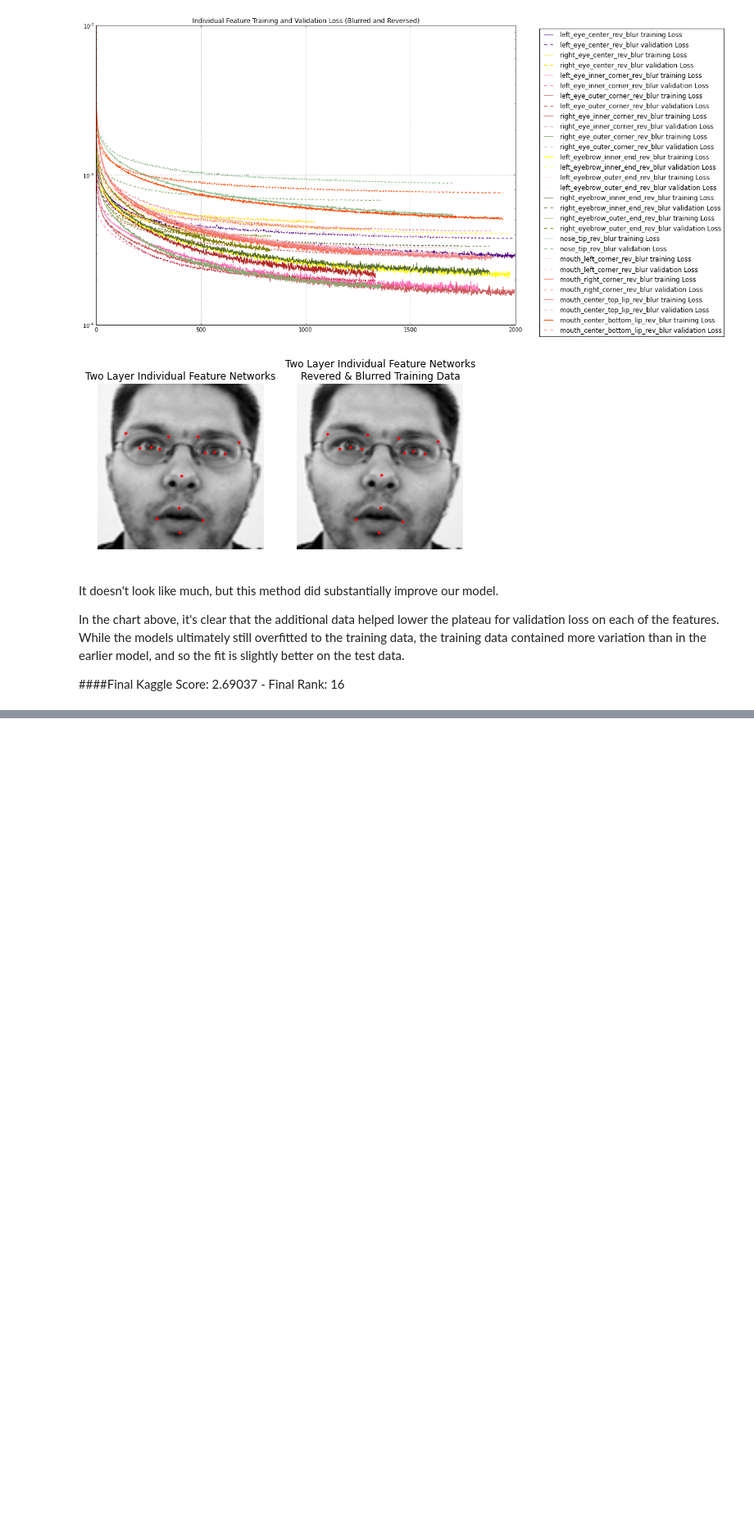
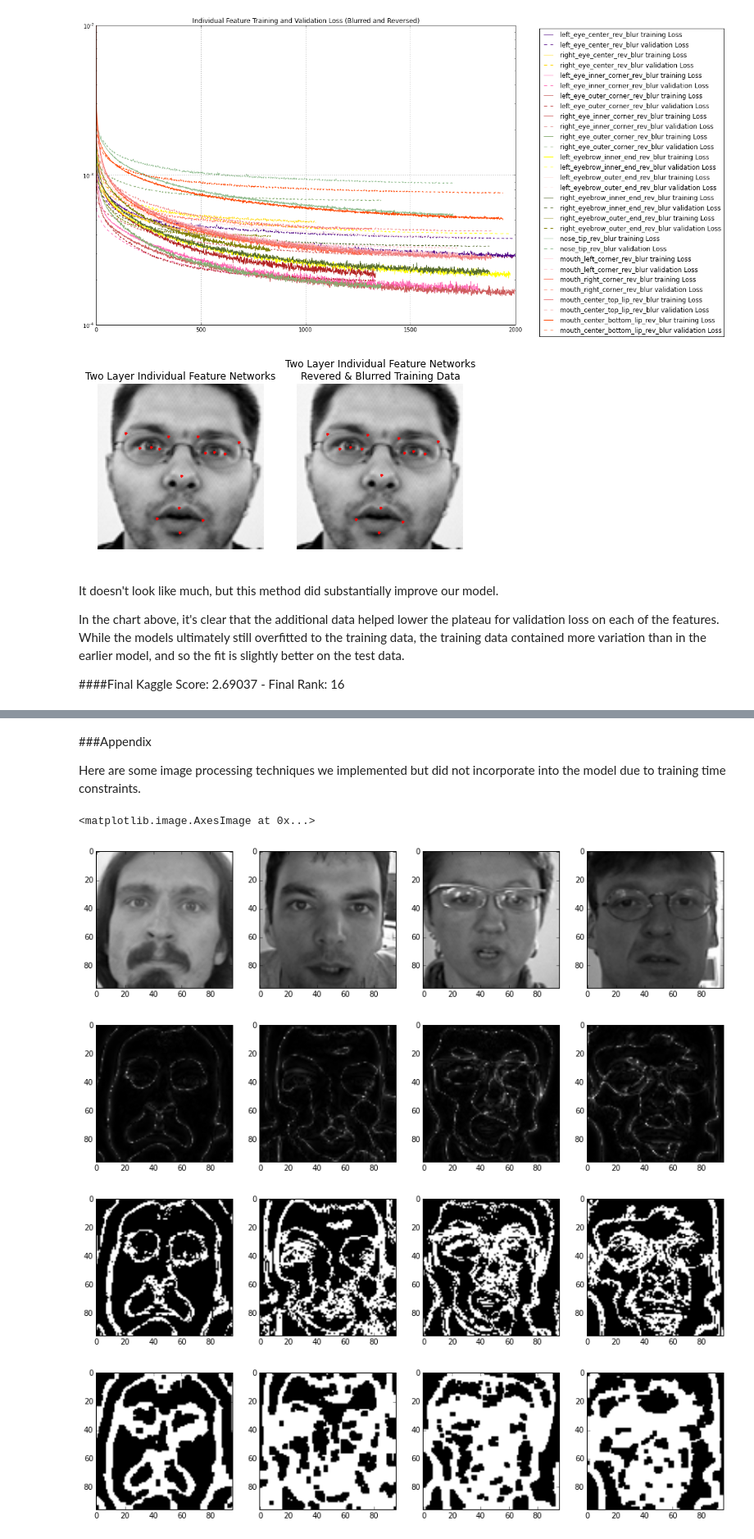
Before and after one commit to calhank/eyeseeyou, a Jupyter notebook: nnet/RNNs_in_Facial_Keypoint_Detection.ipynb, the cells around one changed output, grey strips where cells are left out. Shown at 82% size. Saved outputs shown, nothing was run; the diff lists cells and outputs as text; code cells hidden in the pictures; blank space fills up the shorter version.

```diff
--- a/nnet/RNNs_in_Facial_Keypoint_Detection.ipynb
+++ b/nnet/RNNs_in_Facial_Keypoint_Detection.ipynb
@@ -701,3 +701,7 @@ While some of our methods never made it to the final entry, we saw unfulfilled p
 Given more time and computing power, our next steps would be to iterate on creating more training data. One method that showed promise was 'binarizing' the pixels such that they were either black or white. We made attempts to introduce rotational variance by flipping faces sideways or upside down. This, however, seemed to force the model predictions into the center of the picture and ultimately did not prove worthwhile.
 
 While our final model was not very complex, the main benefit it brought was that it was fast enough to train 15 separate models with up to 2000 epochs a piece in under 15 hours, and accurate enough to provide a solid estimate despite its relative simplicity.
+# %% [markdown]
+###Appendix
+
+Here are some image processing techniques we implemented but did not incorporate into the model due to training time constraints.
@@ -703,0 +800,50 @@ While our final model was not very complex, the main benefit it brought was that
+# %%
+# grayscale regular
+fig = plt.figure(figsize=(15,30))
+plt.subplot(141)
+plt.imshow(complete_train_data[0].reshape(96,96), cmap='gray')
+plt.subplot(142)
+plt.imshow(complete_train_data[5].reshape(96,96), cmap='gray')
+plt.subplot(143)
+plt.imshow(complete_train_data[10].reshape(96,96), cmap='gray')
+plt.subplot(144)
+plt.imshow(complete_train_data[15].reshape(96,96), cmap='gray')
+
+#
+fig = plt.figure(figsize=(15,30))
+plt.subplot(141)
+plt.imshow(np.log(abs(cfar(complete_train_data[0],7,3))).reshape(96,96), cmap='gray')
+plt.subplot(142)
+plt.imshow(np.log(abs(cfar(complete_train_data[5],7,3))).reshape(96,96), cmap='gray')
+plt.subplot(143)
+plt.imshow(np.log(abs(cfar(complete_train_data[10],7,3))).reshape(96,96), cmap='gray')
+plt.subplot(144)
+plt.imshow(np.log(abs(cfar(complete_train_data[15],7,3))).reshape(96,96), cmap='gray')
+
+#
+fig = plt.figure(figsize=(15,30))
+plt.subplot(141)
+plt.imshow(thresh(cfar(complete_train_data[0],7,3),177).reshape(96,96), cmap='gray')
+plt.subplot(142)
+plt.imshow(thresh(cfar(complete_train_data[5],7,3),177).reshape(96,96), cmap='gray')
+plt.subplot(143)
+plt.imshow(thresh(cfar(complete_train_data[10],7,3),177).reshape(96,96), cmap='gray')
+plt.subplot(144)
+plt.imshow(thresh(cfar(complete_train_data[15],7,3),177).reshape(96,96), cmap='gray')
+
+#
+fig = plt.figure(figsize=(15,30))
+plt.subplot(141)
+plt.imshow(close(thresh(cfar(complete_train_data[0],7,3),160),3).reshape(96,96), cmap='gray')
+plt.subplot(142)
+plt.imshow(close(thresh(cfar(complete_train_data[5],7,3),160),3).reshape(96,96), cmap='gray')
+plt.subplot(143)
+plt.imshow(close(thresh(cfar(complete_train_data[10],7,3),160),3).reshape(96,96), cmap='gray')
+plt.subplot(144)
+plt.imshow(close(thresh(cfar(complete_train_data[15],7,3),160),3).reshape(96,96), cmap='gray')
+# %% [output]
+<matplotlib.image.AxesImage at 0x...>
+[figure, added]
+[figure, added]
+[figure, added]
+[figure, added]
```
Also changed, not shown: parts of 2 cells of this notebook.
